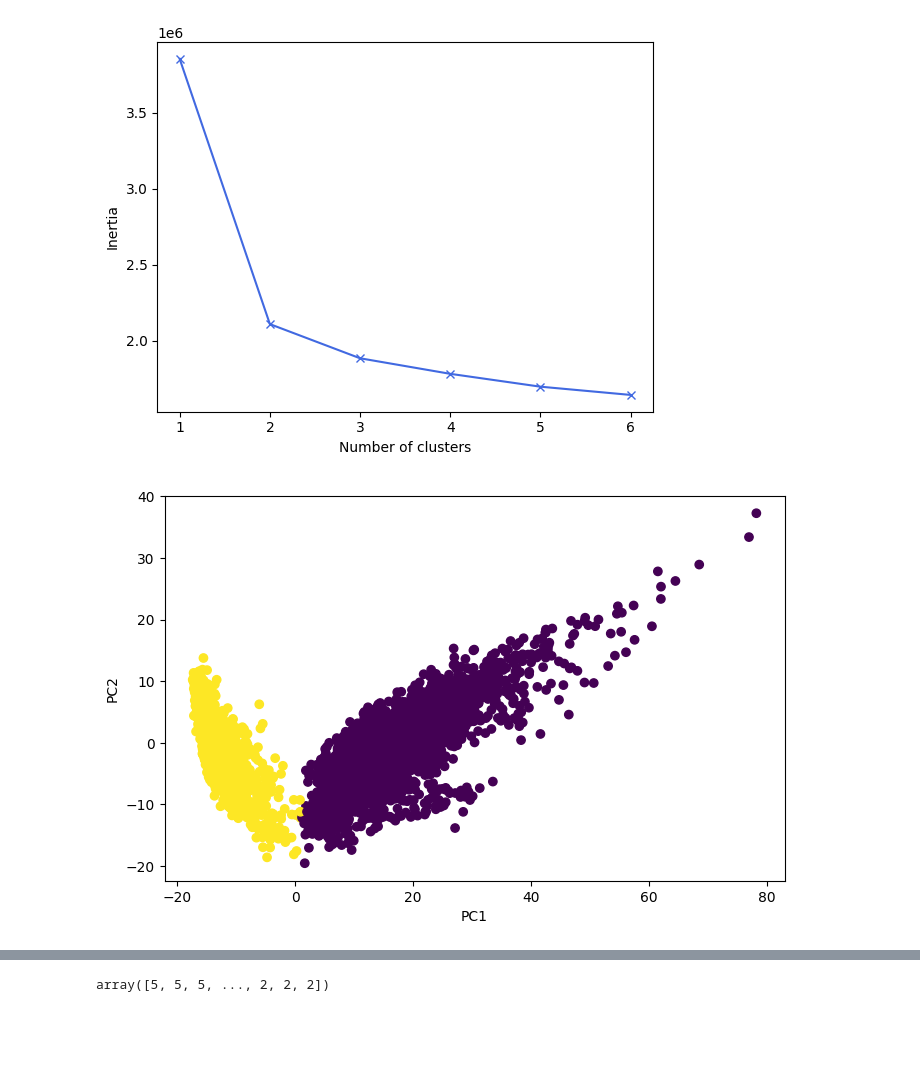
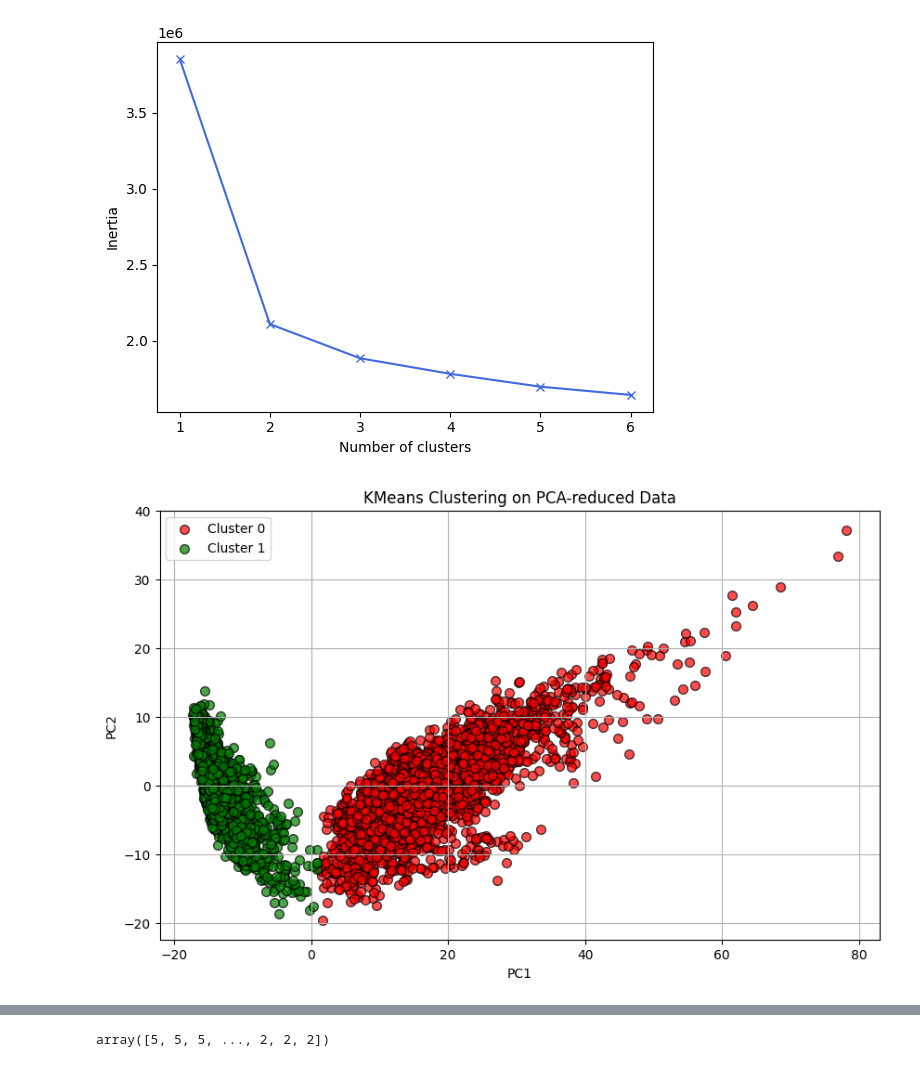
Before and after one commit to joyarup/UCI-HAR-Clustering, a Jupyter notebook: ML_MP3.ipynb, the cells around one changed output, grey strips where cells are left out. Saved outputs shown, nothing was run; the diff lists cells and outputs as text; code cells hidden in the pictures; blank space fills up the shorter version.

```diff
--- a/ML_MP3.ipynb
+++ b/ML_MP3.ipynb
@@ -202,20 +252,30 @@ plt.show()
 # %%
 # Assign the value of the optimal number of K clusters to a variable
 optimal_k= 2
-# %%
-# Repeat the visualization of the data on the first two principal components, labeling observations of each cluster with their respective color.
-kmeans=KMeans(n_clusters=optimal_k)
-kmeans.fit(X_train_scl)
-target=kmeans.labels_
-
-pca=PCA(n_components=2)
-pca_data = pca.fit_transform(X_train_scl)
-
-# plot
-plt.figure(figsize=(8,5))
-plt.scatter(pca_data[:,0], pca_data[:,1], c=target)
-plt.xlabel('PC1')
-plt.ylabel('PC2')
-plt.show()
-# %% [output]
-[figure, removed]
+# %%
+kmeans = KMeans(n_clusters=optimal_k)
+kmeans.fit(X_train_scl)
+target = kmeans.labels_
+
+pca = PCA(n_components=2)
+pca_data = pca.fit_transform(X_train_scl)
+
+# plot
+plt.figure(figsize=(10, 6))  # Making the figure larger for better visibility
+colors = ['red', 'green', 'blue', 'purple', 'orange', 'brown']  # More colors for differentiation
+# Ensure you have enough colors for each cluster, or use a colormap
+
+# Loop through labels and plot each cluster
+for i, color in zip(range(optimal_k), colors):
+    plt.scatter(pca_data[target == i, 0], pca_data[target == i, 1],
+                color=color, label=f'Cluster {i}',
+                alpha=0.7, edgecolors='k', s=50)  # Alpha for transparency, edgecolors for distinction
+
+plt.xlabel('PC1')
+plt.ylabel('PC2')
+plt.title('KMeans Clustering on PCA-reduced Data')
+plt.legend()  # Show legend
+plt.grid(True)  # Adding a grid for better readability
+plt.show()
+# %% [output]
+[figure, added]
```
Also changed, not shown: parts of 10 cells of this notebook.
